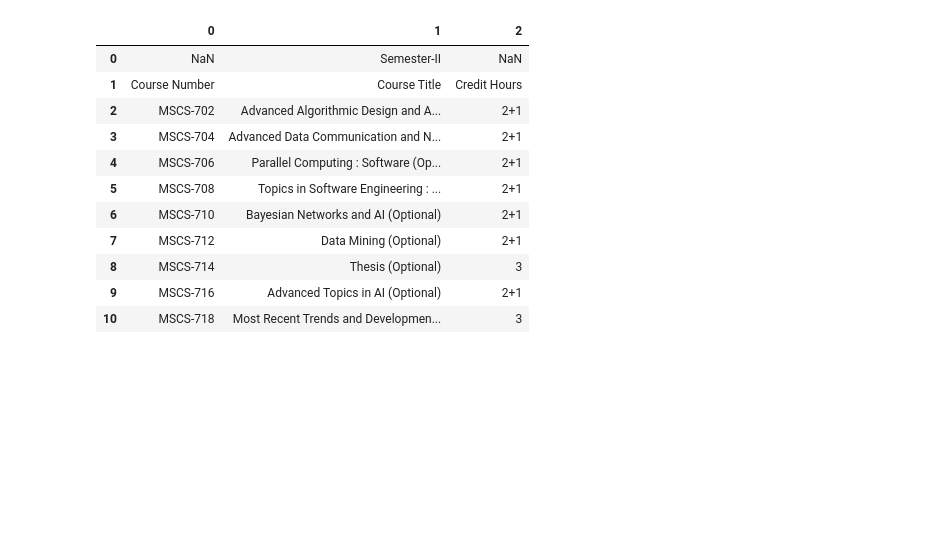
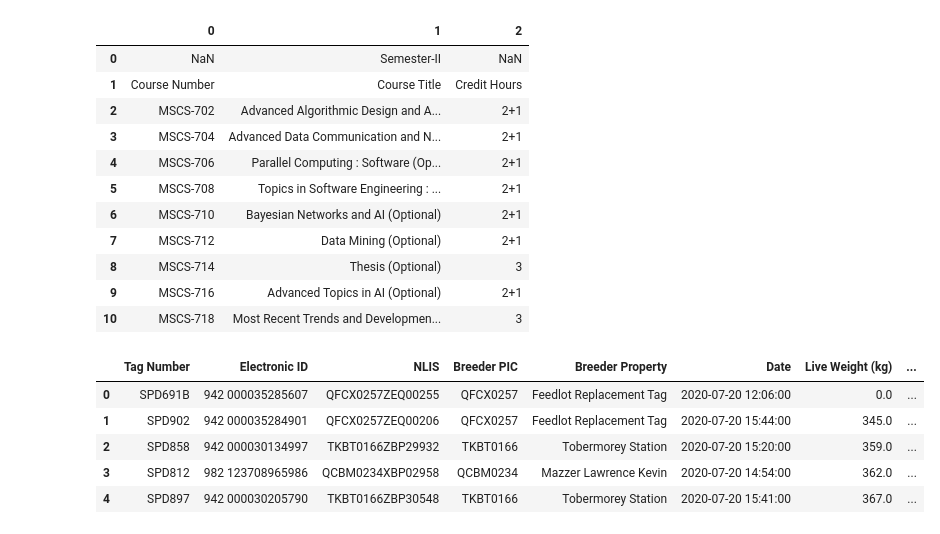
Before and after one commit to Iswaqasahmed/Pandas, a Jupyter notebook: Data Loading.ipynb, the cells around one changed output. Saved outputs shown, nothing was run; the diff lists cells and outputs as text; code cells hidden in the pictures; blank space fills up the shorter version.

```diff
--- a/Data Loading.ipynb
+++ b/Data Loading.ipynb
@@ -229,3 +222,14 @@ from lxml import objectify
 # %%
 # path = "https://www.fdic.gov/resources/resolutions/bank-failures/failed-bank-list/banklist.xml"
 # parsed = objectify.parse(open(path))
+# %%
+xlsx1 = pd.read_excel('G:\\SPEED SUMMARY.xlsx')
+# %%
+xlsx1.head(5)
+# %% [output]
+|  | Tag Number | Electronic ID | NLIS | Breeder PIC | Breeder Property | Date | Live Weight (kg) | ... |
+| 0 | SPD691B | 942 000035285607 | QFCX0257ZEQ00255 | QFCX0257 | Feedlot Replacement Tag | 2020-07-20 12:06:00 | 0.0 | ... |
+| 1 | SPD902 | 942 000035284901 | QFCX0257ZEQ00206 | QFCX0257 | Feedlot Replacement Tag | 2020-07-20 15:44:00 | 345.0 | ... |
+| 2 | SPD858 | 942 000030134997 | TKBT0166ZBP29932 | TKBT0166 | Tobermorey Station | 2020-07-20 15:20:00 | 359.0 | ... |
+| 3 | SPD812 | 982 123708965986 | QCBM0234XBP02958 | QCBM0234 | Mazzer Lawrence Kevin | 2020-07-20 14:54:00 | 362.0 | ... |
+| 4 | SPD897 | 942 000030205790 | TKBT0166ZBP30548 | TKBT0166 | Tobermorey Station | 2020-07-20 15:41:00 | 367.0 | ... |
```
Also changed, not shown: parts of 10 cells of this notebook.
